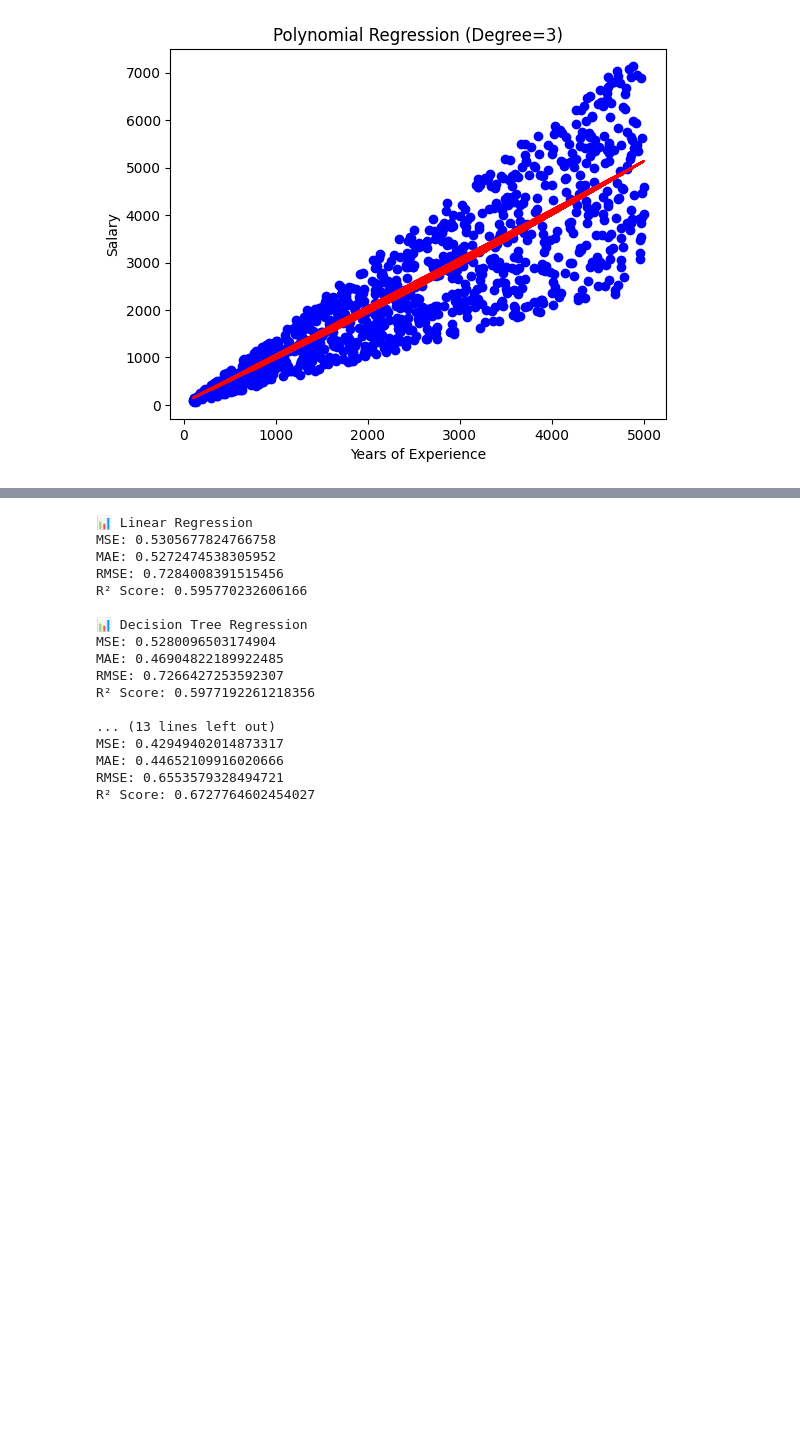
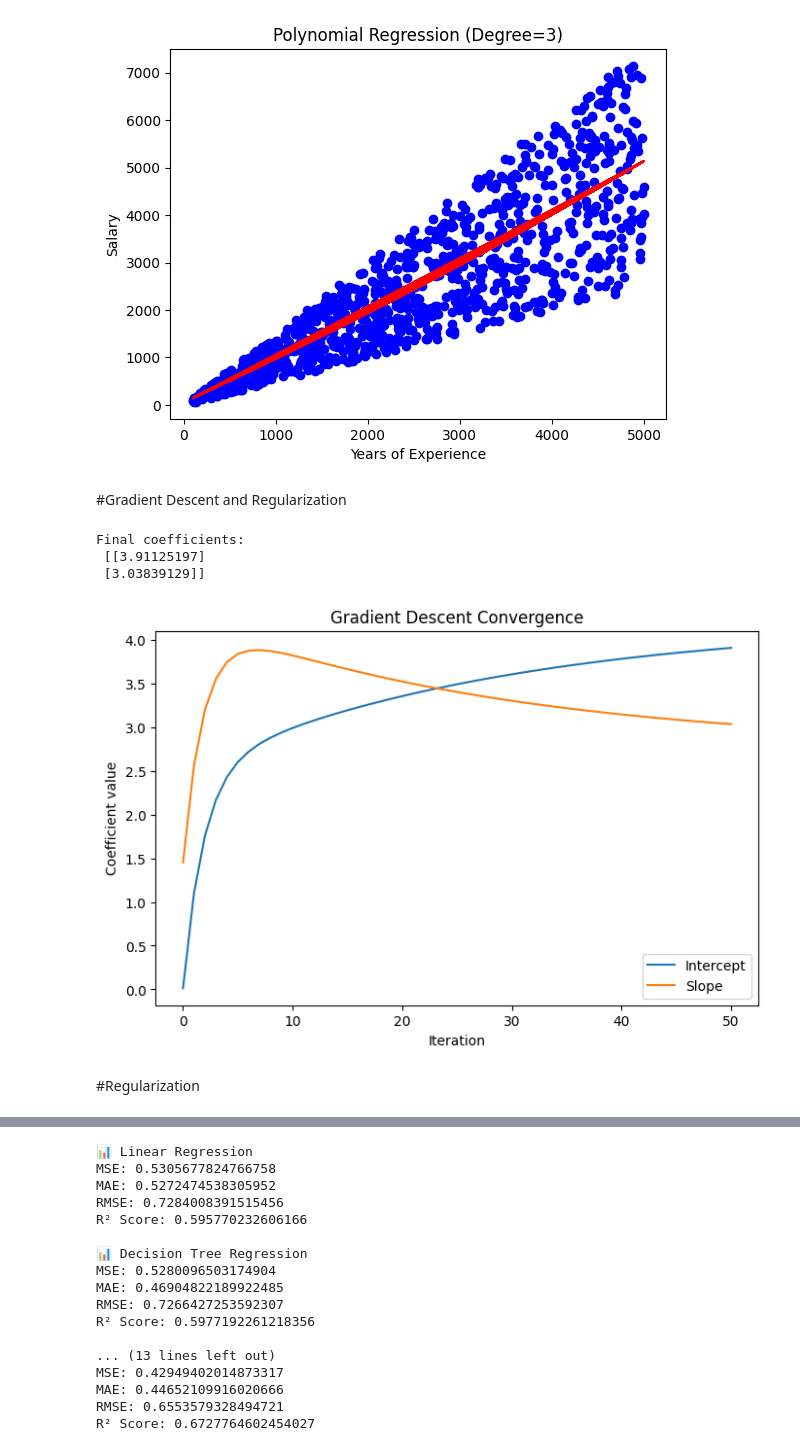
Before and after one commit to KeerthanaSistla/ML, a Jupyter notebook: Sem5ML.ipynb, the cells around one changed output, grey strips where cells are left out. Drawn from its saved outputs; the diff is of its cells as text; code cells hidden in the pictures; blank space fills up the shorter version.

```diff
--- a/Sem5ML.ipynb
+++ b/Sem5ML.ipynb
@@ -1338,3 +1391,49 @@ plt.title("Polynomial Regression (Degree=3)")
 plt.show()
 # %% [output]
 [figure]
+# %% [markdown]
+#Gradient Descent and Regularization
+# %%
+import numpy as np
+import matplotlib.pyplot as plt
+
+np.random.seed(42)
+X = 2 * np.random.rand(100,1)
+y = 4 + 3*X + np.random.randn(100,1)
+
+# Add bias term (intercept)
+X_b = np.c_[np.ones((100,1)), X]
+
+# Gradient Descent Function
+def gradient_descent(X, y, lr=0.1, n_iter=1000):
+    m = len(y)
+    theta = np.random.randn(2,1)
+    theta_history = [theta.copy()]
+
+    for i in range(n_iter):
+        gradients = 2/m * X.T.dot(X.dot(theta) - y)  # compute gradient
+        theta = theta - lr * gradients  # update coefficients
+        theta_history.append(theta.copy())
+
+    return theta, np.array(theta_history)
+
+# Run gradient descent
+theta_final, theta_hist = gradient_descent(X_b, y, lr=0.1, n_iter=50)
+print("Final coefficients:\n", theta_final)
+
+# Plot convergence
+plt.figure(figsize=(8,5))
+plt.plot(theta_hist[:,0], label="Intercept")
+plt.plot(theta_hist[:,1], label="Slope")
+plt.xlabel("Iteration")
+plt.ylabel("Coefficient value")
+plt.title("Gradient Descent Convergence")
+plt.legend()
+plt.show()
+# %% [output]
+Final coefficients:
+ [[3.91125197]
+ [3.03839129]]
+[figure, added]
+# %% [markdown]
+#Regularization
```
Also changed, not shown: parts of 7 cells of this notebook.
